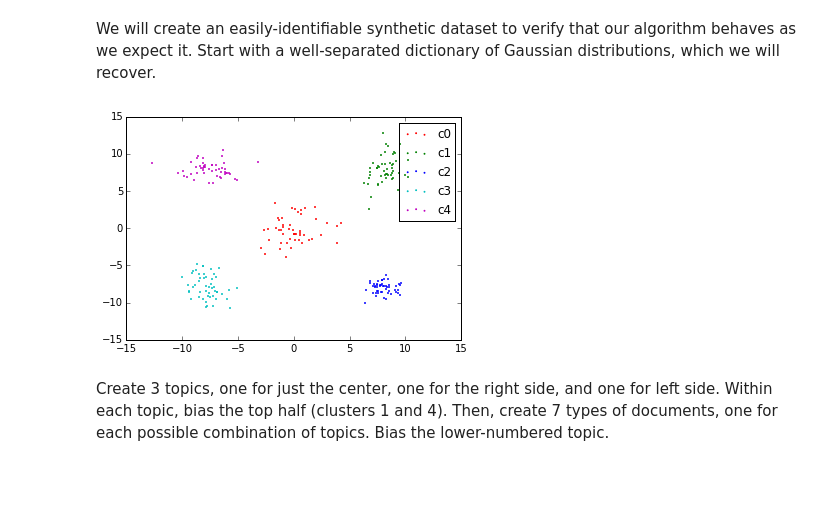
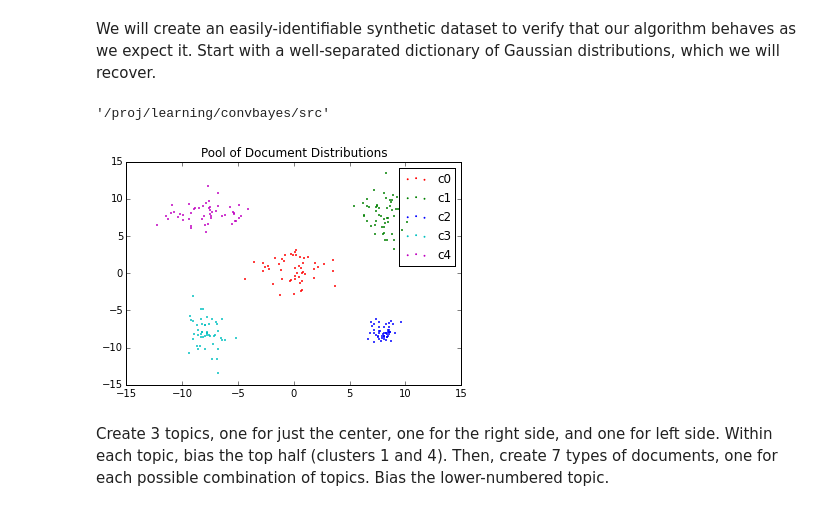
Before and after one commit to kuitang/convbayes, a Jupyter notebook: src/Gaussian Topic Model.ipynb, the cells around one changed output. Drawn from its saved outputs; the diff is of its cells as text; code cells hidden in the pictures; blank space fills up the shorter version.

```diff
--- a/src/Gaussian Topic Model.ipynb
+++ b/src/Gaussian Topic Model.ipynb
@@ -20,31 +21,40 @@ np.seterr(under="ignore")
 ## Construct Synthetic Problem
 # %% [markdown]
 We will create an easily-identifiable synthetic dataset to verify that our algorithm behaves as we expect it. Start with a well-separated dictionary of Gaussian distributions, which we will recover.
+# %%
+import os
+os.getcwd()
+# %% [output]
+'/proj/learning/convbayes/src'
 # %%
 dictionary = [
     [np.zeros(2), 3*np.eye(2)],
     [np.array([8, 8]), np.diag([1, 3])],
     [np.array([8, -8]), np.diag([0.5, 0.5])],
     [np.array([-8, -8]), np.diag([1, 3])],
     [np.array([-8, 8]), np.diag([3, 1])]
     ]
 
 cluster_colors = "rgbcm"
 
 def viz_dictionary(n_samples=50):
     h = plt.figure()
     for i, (params, color) in enumerate(zip(dictionary, cluster_colors)):
         points = np.random.multivariate_normal(*params, size=n_samples)
 
         plt.scatter(points[:,0], points[:,1], s=0.8, color=color, label="c%d" % i)
 
     plt.legend(loc='best')
+    plt.title("Pool of Document Distributions")
     plt.xlim((-15,15))
     plt.ylim((-15,15))
 
+    # HACK
+    plt.savefig("plot.pdf", pad_inches=0)
+
 viz_dictionary()
 # %% [output]
-[figure, old version]
+[figure, new version]
 # %% [markdown]
 Create 3 topics, one for just the center, one for the right side, and one for left side. Within each topic, bias the top half (clusters 1 and 4). Then, create 7 types of documents, one for each possible combination of topics. Bias the lower-numbered topic.
 # %%
```
Also changed, not shown: parts of 15 cells of this notebook, 2 other files.
